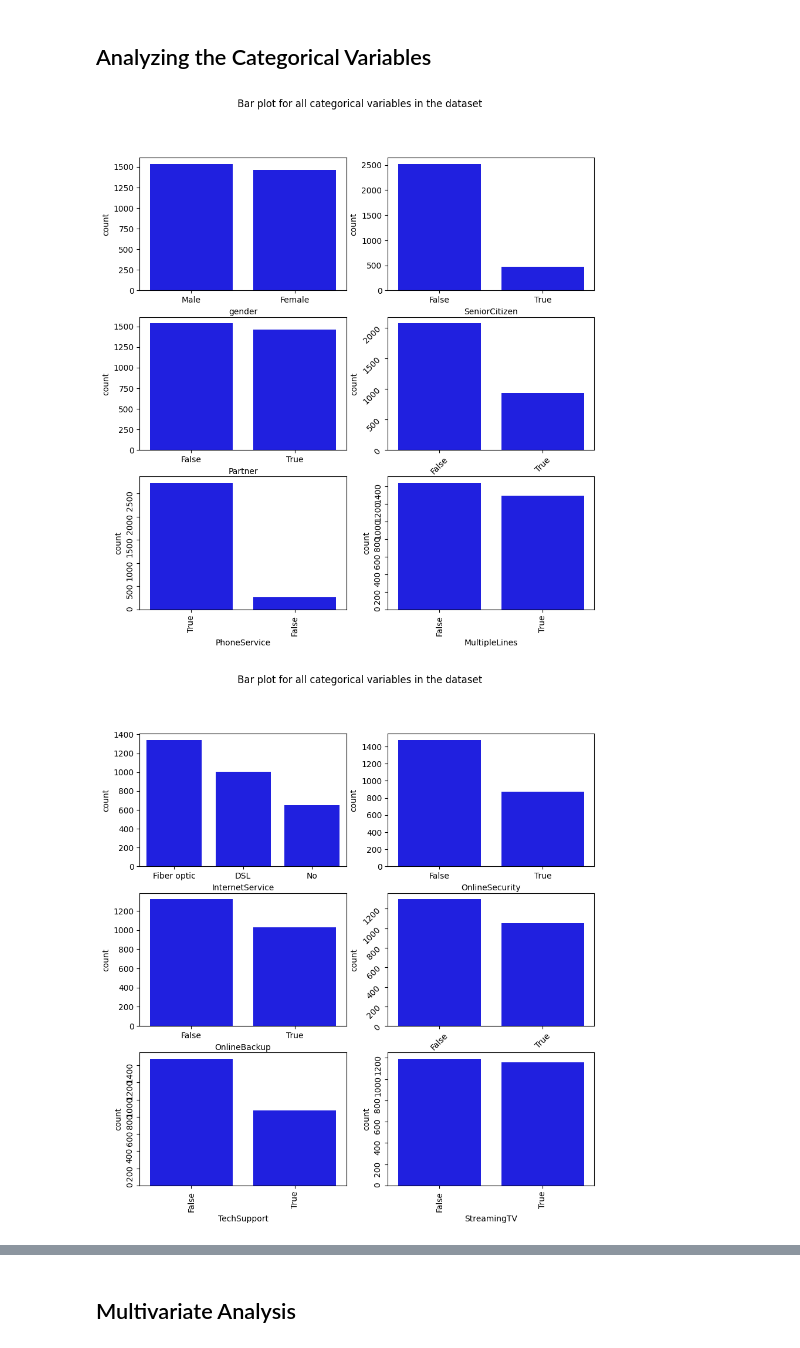
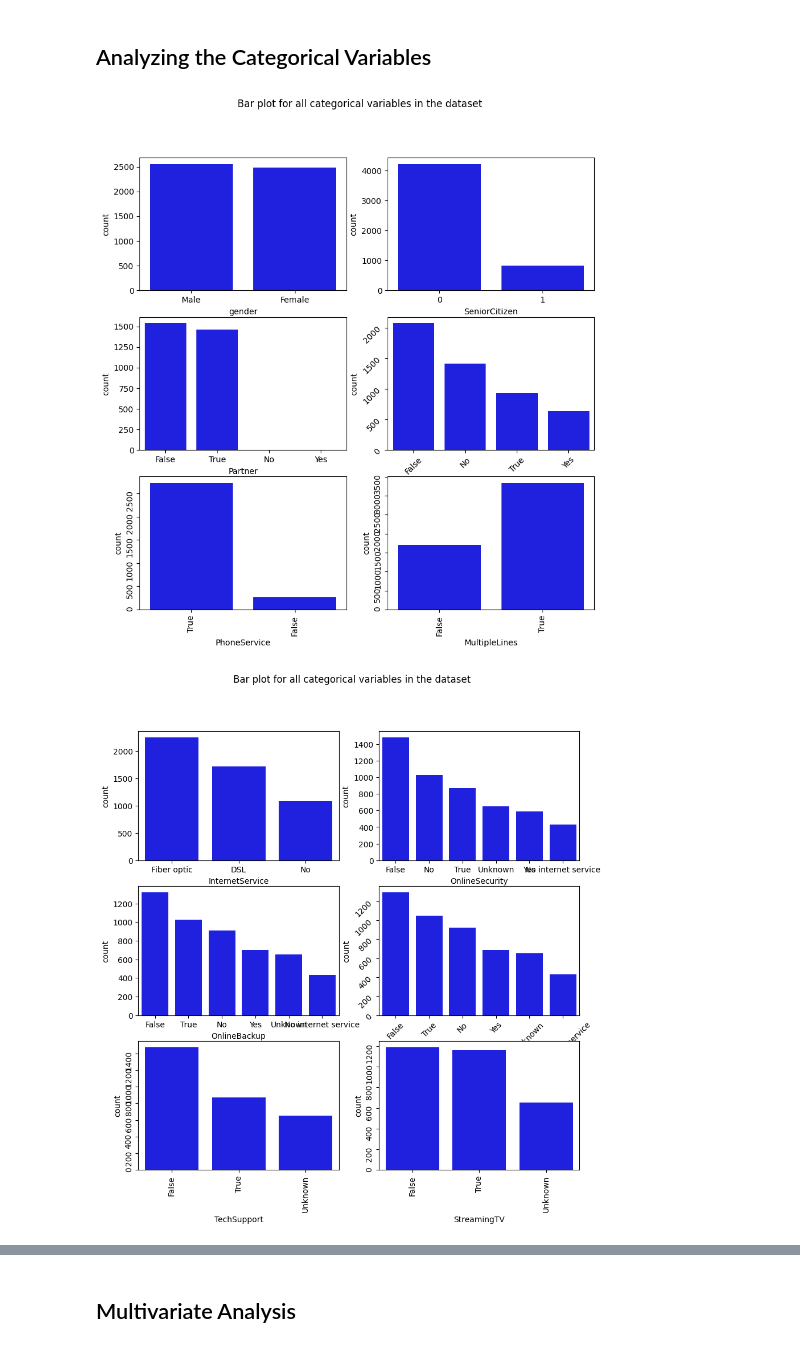
Before and after one commit to Marlon-were/Customer_Churn_Analysis, a Jupyter notebook: churn.ipynb, the cells around one changed output, grey strips where cells are left out. Cells and saved outputs as stored; diff of their text form; code cells hidden in the pictures.

Commit message:
updated churn.ipynb, completed data understanding and modified README.md

```diff
--- a/churn.ipynb
+++ b/churn.ipynb
@@ -65,3 +65,7 @@ df_test.head()
 | 4 | 3801-HMYNL | Male | 0 | Yes | Yes | 1 | Yes | No | ... |
 # %% [markdown]
 ## Analyzing the Data
+# %%
+data_train = pd.concat([data_set1, data_set2],  axis=0  ,ignore_index=True)
+
+data_train.head()
@@ -103,3 +155,19 @@ The first train dataset has data for 3000 customers. It's woth noting that the f
+# %%
+# fil missing values in the totalCharges column with the median value
+
+#first change data type to numeric
+data_train['TotalCharges'] = pd.to_numeric(data_train['TotalCharges'], errors='coerce')
+
+
+#find median value
+
+median_value = data_train['TotalCharges'].median()
+
+#fill the missing values
+data_train['TotalCharges'] = data_train['TotalCharges'].fillna(median_value)
+# %%
+#Drop the row with the null value in the churn column since it is a target variable
+data_train.dropna(subset='Churn', inplace=True)
 # %% [markdown]
 ## Check for Duplication
 # %%
@@ -243,43 +361,43 @@ from the boxplot its clear that there is large range between the median which is
 # %%
 fig, axes = plt.subplots(3, 2, figsize = (10, 10))
 fig.suptitle('Bar plot for all categorical variables in the dataset')
-sns.countplot(ax = axes[0, 0], x = 'gender', data = data_set1, color = 'blue',
-              order = data_set1['gender'].value_counts().index);
-sns.countplot(ax = axes[0, 1], x = 'SeniorCitizen', data = data_set1, color = 'blue',
-              order = data_set1['SeniorCitizen'].value_counts().index);
+sns.countplot(ax = axes[0, 0], x = 'gender', data = data_train, color = 'blue',
+              order = data_train['gender'].value_counts().index);
+sns.countplot(ax = axes[0, 1], x = 'SeniorCitizen', data = data_train, color = 'blue',
+              order = data_train['SeniorCitizen'].value_counts().index);
 sns.countplot(ax = axes[1, 0], x = 'Partner', data = data_set1, color = 'blue',
-              order = data_set1['Partner'].value_counts().index);
-sns.countplot(ax = axes[1, 1], x = 'Dependents', data = data_set1, color = 'blue',
-              order = data_set1['Dependents'].value_counts().index);
-sns.countplot(ax = axes[2, 0], x = 'PhoneService', data = data_set1, color = 'blue',
-              order = data_set1['PhoneService'].head(20).value_counts().index);
-sns.countplot(ax = axes[2, 1], x = 'MultipleLines', data = data_set1, color = 'blue',
-              order = data_set1['MultipleLines'].head(20).value_counts().index);
+              order = data_train['Partner'].value_counts().index);
+sns.countplot(ax = axes[1, 1], x = 'Dependents', data = data_train, color = 'blue',
+              order = data_train['Dependents'].value_counts().index);
+sns.countplot(ax = axes[2, 0], x = 'PhoneService', data = data_train, color = 'blue',
+              order = data_train['PhoneService'].head(20).value_counts().index);
+sns.countplot(ax = axes[2, 1], x = 'MultipleLines', data = data_train, color = 'blue',
+              order = data_train['MultipleLines'].head(20).value_counts().index);
 axes[1][1].tick_params(labelrotation=45);
 axes[2][0].tick_params(labelrotation=90);
 axes[2][1].tick_params(labelrotation=90);
 # %% [output]
-[figure, old version]
+[figure, new version]
 # %%
 fig, axes = plt.subplots(3, 2, figsize = (10, 10))
 fig.suptitle('Bar plot for all categorical variables in the dataset')
-sns.countplot(ax = axes[0, 0], x = 'InternetService', data = data_set1, color = 'blue',
-              order = data_set1['InternetService'].value_counts().index);
-sns.countplot(ax = axes[0, 1], x = 'OnlineSecurity', data = data_set1, color = 'blue',
-              order = data_set1['OnlineSecurity'].value_counts().index);
-sns.countplot(ax = axes[1, 0], x = 'OnlineBackup', data = data_set1, color = 'blue',
-              order = data_set1['OnlineBackup'].value_counts().index);
-sns.countplot(ax = axes[1, 1], x = 'DeviceProtection', data = data_set1, color = 'blue',
-              order = data_set1['DeviceProtection'].value_counts().index);
-sns.countplot(ax = axes[2, 0], x = 'TechSupport', data = data_set1, color = 'blue',
-              order = data_set1['TechSupport'].head(20).value_counts().index);
-sns.countplot(ax = axes[2, 1], x = 'StreamingTV', data = data_set1, color = 'blue',
-              order = data_set1['StreamingTV'].head(20).value_counts().index);
+sns.countplot(ax = axes[0, 0], x = 'InternetService', data = data_train, color = 'blue',
+              order = data_train['InternetService'].value_counts().index);
+sns.countplot(ax = axes[0, 1], x = 'OnlineSecurity', data = data_train, color = 'blue',
+              order = data_train['OnlineSecurity'].value_counts().index);
+sns.countplot(ax = axes[1, 0], x = 'OnlineBackup', data = data_train, color = 'blue',
+              order = data_train['OnlineBackup'].value_counts().index);
+sns.countplot(ax = axes[1, 1], x = 'DeviceProtection', data = data_train, color = 'blue',
+              order = data_train['DeviceProtection'].value_counts().index);
+sns.countplot(ax = axes[2, 0], x = 'TechSupport', data = data_train, color = 'blue',
+              order = data_train['TechSupport'].head(20).value_counts().index);
+sns.countplot(ax = axes[2, 1], x = 'StreamingTV', data = data_train, color = 'blue',
+              order = data_train['StreamingTV'].head(20).value_counts().index);
 axes[1][1].tick_params(labelrotation=45);
 axes[2][0].tick_params(labelrotation=90);
 axes[2][1].tick_params(labelrotation=90);
 # %% [output]
-[figure, old version]
+[figure, new version]
 # %%
 fig, axes = plt.subplots(2, 2, figsize = (10, 10))
 fig.suptitle('Bar plot for all categorical variables in the dataset')
```
Also changed, not shown: parts of 23 cells of this notebook, 1 other file.
